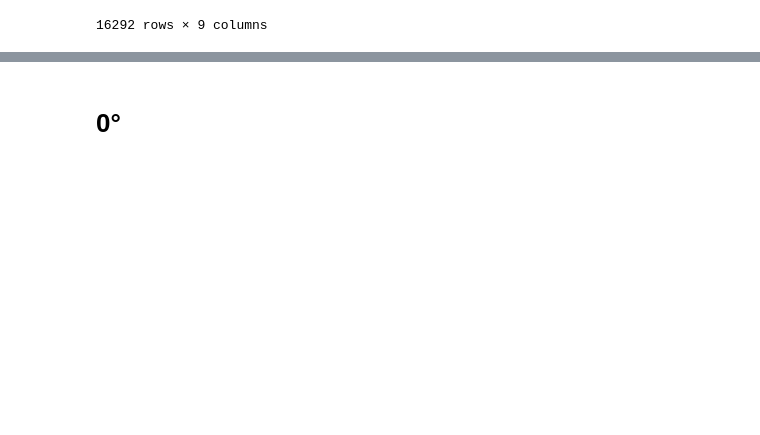
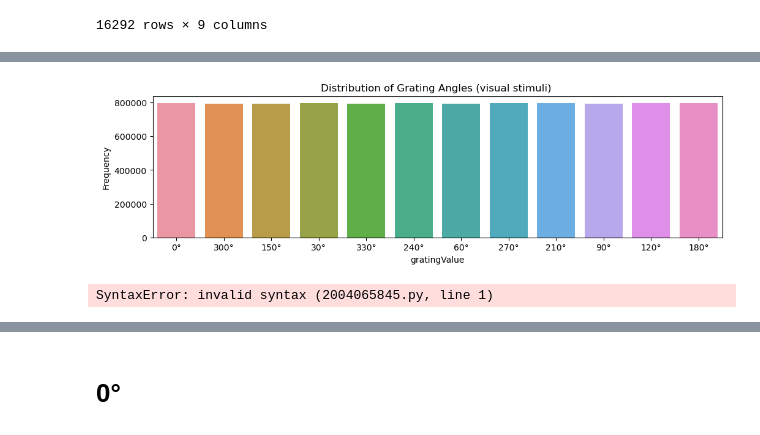
Before and after one commit to FelipeMartin9999/The_neural_encoding_of_visual_stimuli_during_different_behavioural_states, a Jupyter notebook: load_data.ipynb, the cells around one changed output, grey strips where cells are left out. Drawn from its saved outputs; the diff is of its cells as text; code cells hidden in the pictures; blank space fills up the shorter version.

```diff
--- a/load_data.ipynb
+++ b/load_data.ipynb
@@ -1000,3 +847,32 @@ data[data['interval_ID']==130 ]
+# %%
+import seaborn as sns
+import matplotlib.pyplot as plt
+
+# Crear el diccionario de mapeo
+mapping = {1: '0°', 2: '30°', 3: '60°', 4: '90°', 5: '120°', 6: '150°', 7: '180°',
+           8: '210°', 9: '240°', 10: '270°', 11: '300°', 12: '330°', 13: 'NaN'}
+
+# Mapear los valores en merged_df
+merged_df['gratingValue'] = merged_df['gratingID'].map(mapping)
+
+# Configurar el tamaño de la figura
+plt.figure(figsize=(12, 3))
+
+# Utilizar countplot para crear el gráfico
+sns.countplot(data=merged_df[merged_df['gratingValue']!='NaN'], x='gratingValue')
+
+# Agregar etiquetas y título
+plt.ylabel('Frequency')
+plt.title('Distribution of Grating Angles (visual stimuli) ')
+
+# Mostrar el gráfico
+plt.show()
+# %% [output]
+[figure, added]
+# %%
+sns.pairplot(merged_df[['dff'], hue='gratingValue')
+# %% [output]
+SyntaxError: invalid syntax (2004065845.py, line 1)
 # %%
 import seaborn as sns
 import matplotlib.pyplot as plt
```
Also changed, not shown: parts of 43 cells of this notebook.
